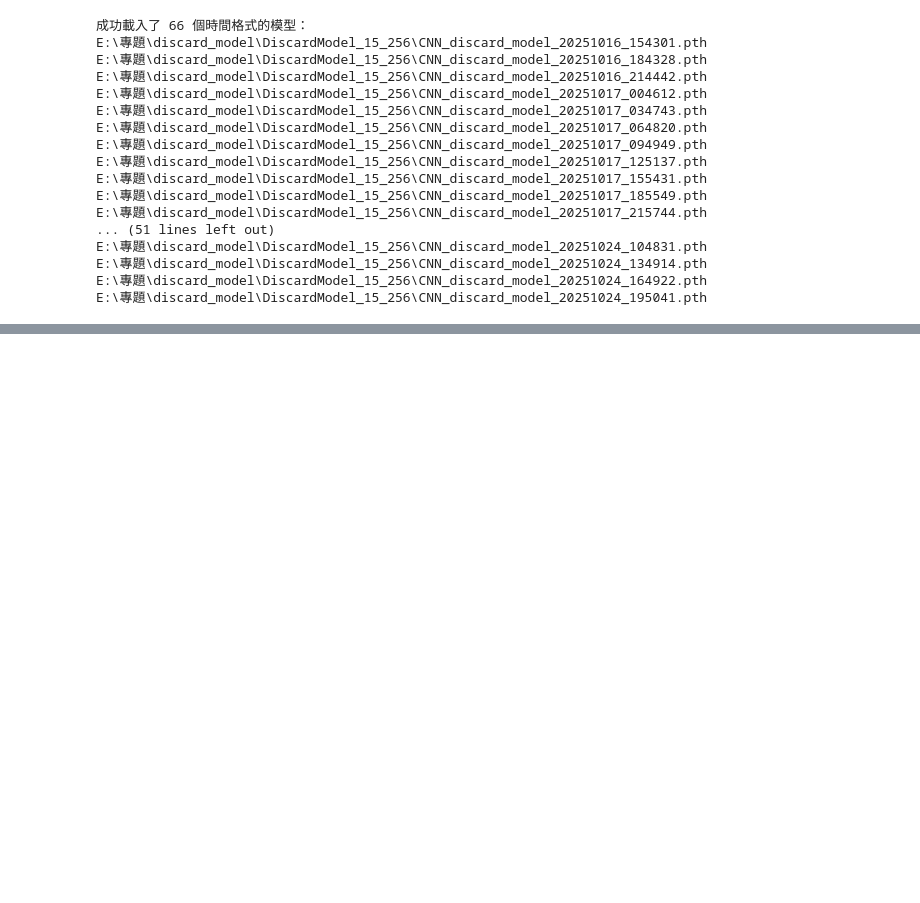
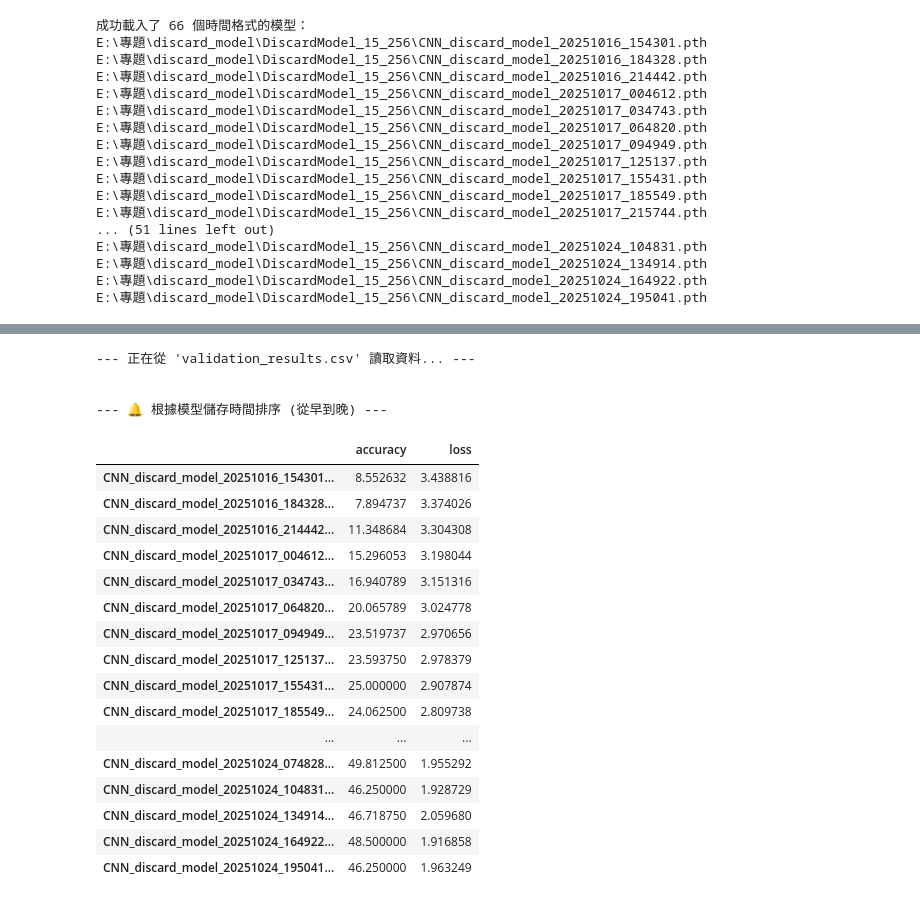
Before and after one commit to dkdoeoeo/senior-project, a Jupyter notebook: evaluate_code/evaluate_discard_15_256.ipynb, the cells around one changed output, grey strips where cells are left out. Drawn from its saved outputs; the diff is of its cells as text; code cells hidden in the pictures; blank space fills up the shorter version.

```diff
--- a/evaluate_code/evaluate_discard_15_256.ipynb
+++ b/evaluate_code/evaluate_discard_15_256.ipynb
@@ -376,0 +376,71 @@ NameError: name 'all_models_final_results' is not defined
+# %%
+import pandas as pd
+import re
+from IPython.display import display # 用於顯示
+
+# --- 1. 從 CSV 檔案讀取你上次儲存的結果 ---
+print("--- 正在從 'validation_results.csv' 讀取資料... ---")
+try:
+    # index_col=0 告訴 pandas，第一欄 (模型名稱) 應該作為索引 (index)
+    results_df = pd.read_csv("validation_results_256.csv", index_col=0)
+
+except FileNotFoundError:
+    print("❌ 錯誤: 找不到 'validation_results.csv' 檔案。")
+    print("   (請確保這個 CSV 檔和你的 .ipynb 筆記本在同一個資料夾)")
+except Exception as e:
+    print(f"❌ 讀取 CSV 時出錯: {e}")
+    # 如果出錯，後面的程式碼會停止
+
+# --- 2. 建立一個「可排序的時間字串」的新欄位 ---
+# (這段程式碼和上次給你的完全一樣)
+
+# 定義用來抓取時間的規則
+time_pattern = re.compile(r'CNN_discard_model_(\d{8})_(\d{6})\.pth$')
+
+def extract_timestamp(model_name):
+    """ 從模型名稱中抓出 'YYYYMMDDHHMMSS' 格式的字串 """
+    match = time_pattern.search(str(model_name))
+    if match:
+        # 合併為 '20251023164243'，這個字串可以直接排序
+        return match.group(1) + match.group(2)
+    else:
+        # 如果格式不符，給它一個 '0'
+        return '0'
+
+# 'results_df.index' 就是你的模型名稱欄
+results_df['sortable_time'] = results_df.index.to_series().apply(extract_timestamp)
+
+# --- 3. 根據這個新欄位排序 ---
+# ascending=True 表示從最早的排到最新的
+results_df_sorted_by_time = results_df.sort_values(by='sortable_time', ascending=True)
+
+# --- 4. (可選) 刪除我們剛剛多加的輔助欄位，讓表格乾淨一點 ---
+results_df_sorted_by_time = results_df_sorted_by_time.drop(columns=['sortable_time'])
+
+# --- 5. 顯示按時間排序的結果 ---
+print("\n\n--- 🔔 根據模型儲存時間排序 (從早到晚) ---")
+# 設定 pandas 顯示所有列 (None = 無限制)，確保你不會看到 '...'
+pd.set_option('display.max_rows', None)
+display(results_df_sorted_by_time)
+# %% [output]
+--- 正在從 'validation_results.csv' 讀取資料... ---
+
+
+--- 🔔 根據模型儲存時間排序 (從早到晚) ---
+|  | accuracy | loss |
+| CNN_discard_model_20251016_154301... | 8.552632 | 3.438816 |
+| CNN_discard_model_20251016_184328... | 7.894737 | 3.374026 |
+| CNN_discard_model_20251016_214442... | 11.348684 | 3.304308 |
+| CNN_discard_model_20251017_004612... | 15.296053 | 3.198044 |
+| CNN_discard_model_20251017_034743... | 16.940789 | 3.151316 |
+| CNN_discard_model_20251017_064820... | 20.065789 | 3.024778 |
+| CNN_discard_model_20251017_094949... | 23.519737 | 2.970656 |
+| CNN_discard_model_20251017_125137... | 23.593750 | 2.978379 |
+| CNN_discard_model_20251017_155431... | 25.000000 | 2.907874 |
+| CNN_discard_model_20251017_185549... | 24.062500 | 2.809738 |
+| ... | ... | ... |
+| CNN_discard_model_20251024_074828... | 49.812500 | 1.955292 |
+| CNN_discard_model_20251024_104831... | 46.250000 | 1.928729 |
+| CNN_discard_model_20251024_134914... | 46.718750 | 2.059680 |
+| CNN_discard_model_20251024_164922... | 48.500000 | 1.916858 |
+| CNN_discard_model_20251024_195041... | 46.250000 | 1.963249 |
```
Also changed, not shown: parts of 3 cells of this notebook, 10 other files.
